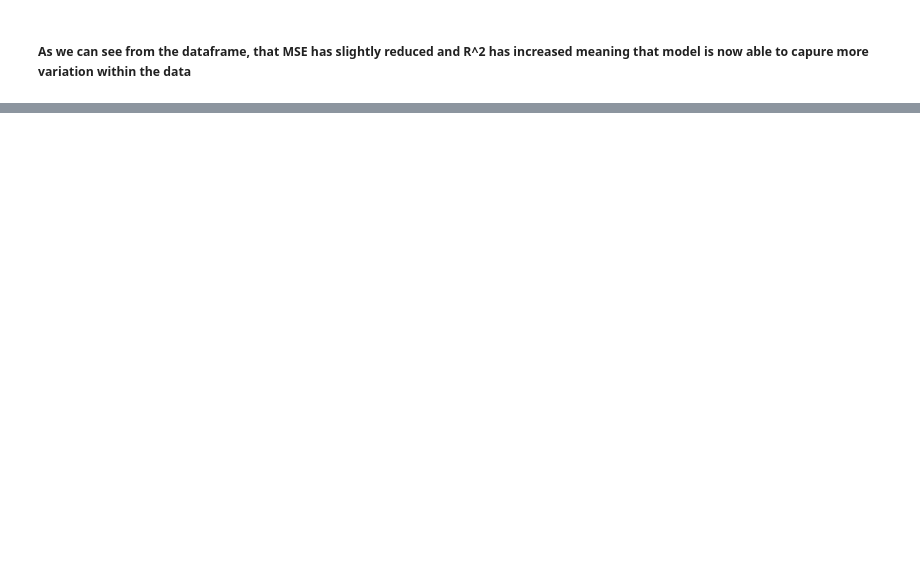
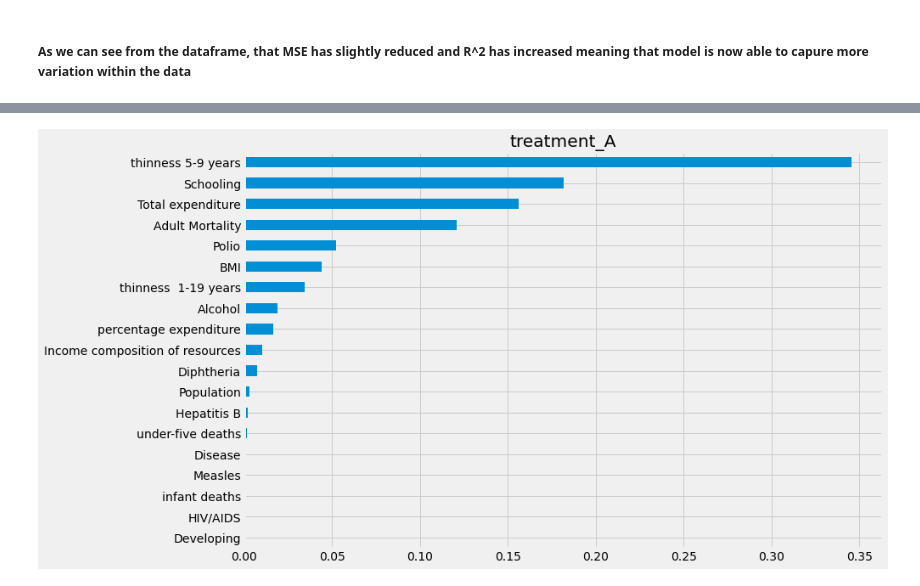
Before and after one commit to kushagradvlp/Life-Expectancy-Prediction, a Jupyter notebook: Life Expectancy Prediction.ipynb, the cells around one changed output, grey strips where cells are left out. Drawn from its saved outputs; the diff is of its cells as text; code cells hidden in the pictures; blank space fills up the shorter version.

```diff
--- a/Life Expectancy Prediction.ipynb
+++ b/Life Expectancy Prediction.ipynb
@@ -516,0 +580,3 @@ df_acc
+# %%
+w_multi = np.array(['treatment_A' if x==1 else 'control' for x in w])
+e_multi = {'treatment_A': e}
@@ -516,0 +588,3 @@ df_acc
+# %%
+feature_names = X.columns
+feature_names
@@ -516,0 +600,8 @@ df_acc
+# %%
+model_tau = XGBRegressor(importance_type='gain')
+base_algo = XGBRegressor()
+#model_tau=RandomForestRegressor(max_depth=16, min_samples_split=2, n_estimators=200, oob_score=True)
+#base_algo=RandomForestRegressor()
+
+slearner = BaseSRegressor(base_algo, control_name='control')
+slearner.estimate_ate(X, w_multi, y)
@@ -516,0 +612,2 @@ df_acc
+# %%
+slearner_tau = slearner.fit_predict(X, w_multi, y)
@@ -516,0 +653,9 @@ df_acc
+# %%
+# Auto method
+slearner.plot_importance(X=X,
+                         tau=slearner_tau,
+                         normalize=True,
+                         method='auto',
+                         features=feature_names)
+# %% [output]
+[figure, added]
```
Also changed, not shown: parts of 64 cells of this notebook.
